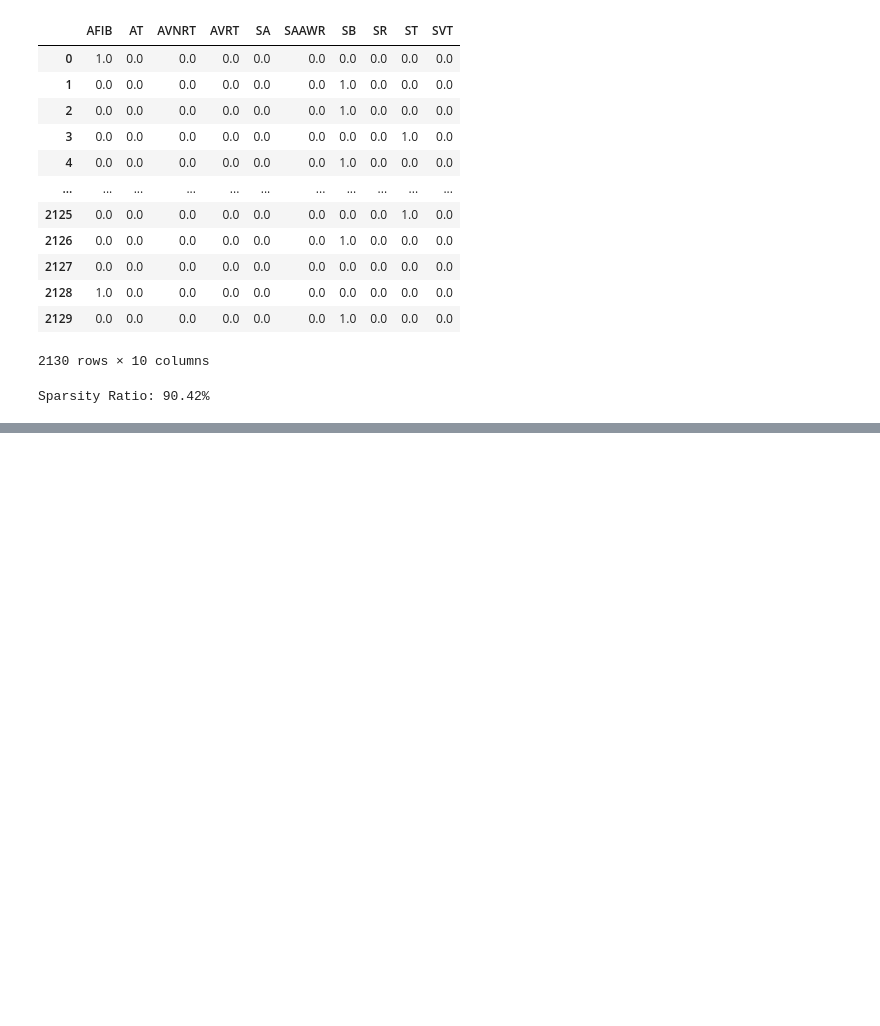
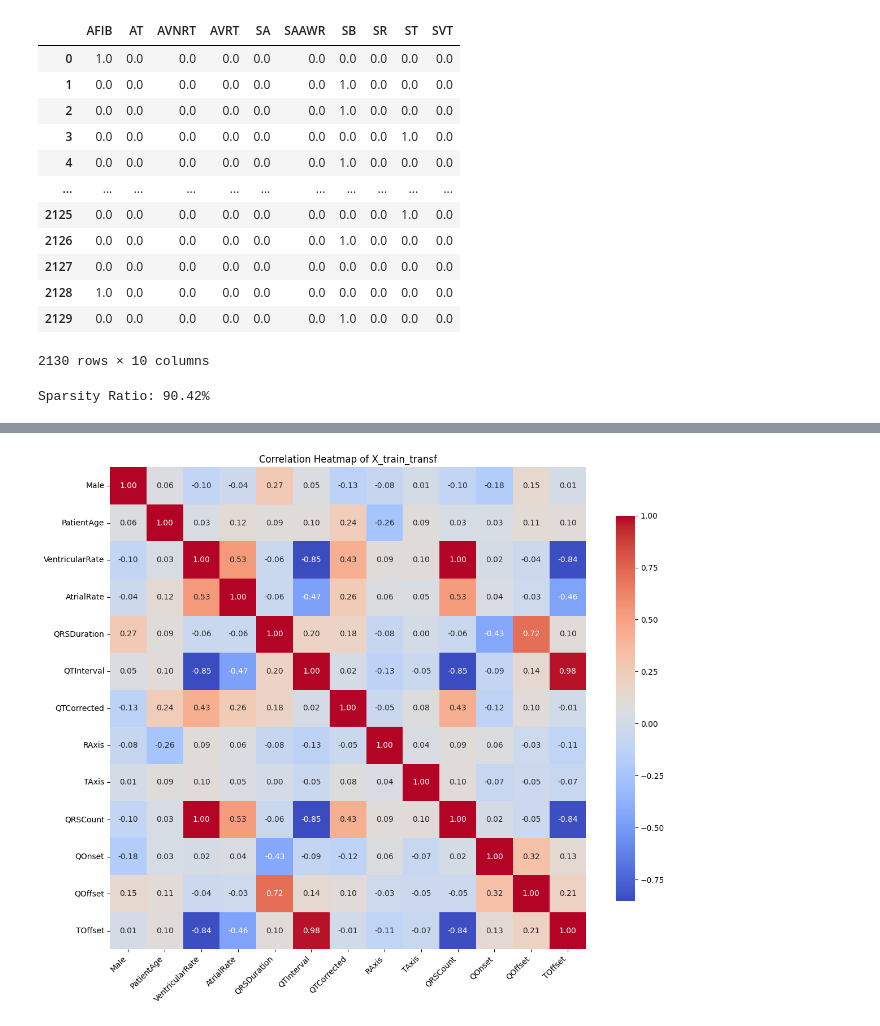
Before and after one commit to mlhbui/ml-ecg, a Jupyter notebook: src/Bui_EKG_ML_Model.ipynb, the cells around one changed output, grey strips where cells are left out. Drawn from its saved outputs; the diff is of its cells as text; code cells hidden in the pictures; blank space fills up the shorter version.

```diff
--- a/src/Bui_EKG_ML_Model.ipynb
+++ b/src/Bui_EKG_ML_Model.ipynb
@@ -291,0 +321,17 @@ display(df_X_test_transf)
+# %%
+from sklearn.preprocessing import StandardScaler
+
+X_train_transf = df_X_train_transf.values
+X_test_transf = df_X_test_transf.values
+
+scaler = StandardScaler()
+X_train_transf = scaler.fit_transform(X_train_transf)
+X_test_transf = scaler.transform(X_test_transf) # no fit
+
+df_X_train_final = pd.DataFrame(X_train_transf)
+df_X_train_final.columns = df_X_train_transf.columns
+display(df_X_train_final)
+
+df_X_test_final = pd.DataFrame(X_test_transf)
+df_X_test_final.columns = df_X_test_transf.columns
+display(df_X_test_final)
@@ -362,0 +473,17 @@ Sparsity Ratio: 90.42%
+# %%
+import seaborn as sns
+import matplotlib.pyplot as plt
+
+plt.figure(figsize=(12, 10))
+
+# heatmap
+sns.heatmap(df_X_train_final.corr(), annot=True, cmap='coolwarm', fmt='.2f',
+            annot_kws={'size': 10}, cbar_kws={'shrink': 0.8})
+
+plt.xticks(rotation=45, ha='right')
+plt.yticks(rotation=0)
+plt.title('Correlation Heatmap of X_train_transf')
+plt.tight_layout()
+plt.show()
+# %% [output]
+[figure, added]
```
Also changed, not shown: parts of 14 cells of this notebook.
